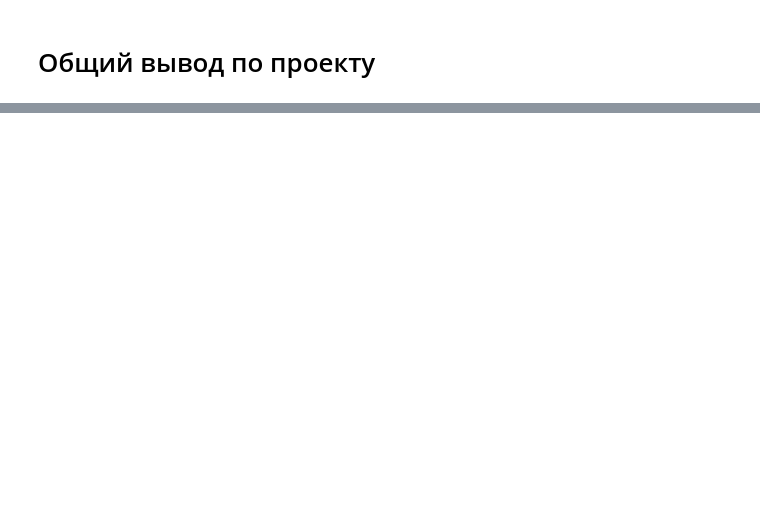
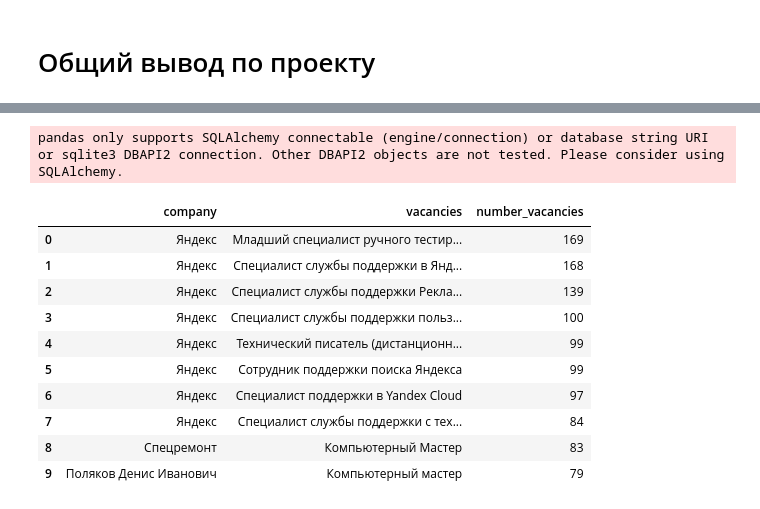
Before and after one commit to Alexandra231116/Alexa_Data_Science, a Jupyter notebook: SKILLFACTORY/PROJECT_2/Project_2_Ноутбук_шаблон.ipynb, the cells around one changed output, grey strips where cells are left out. Saved outputs shown, nothing was run; the diff lists cells and outputs as text; code cells hidden in the pictures; blank space fills up the shorter version.

```diff
--- a/SKILLFACTORY/PROJECT_2/Project_2_Ноутбук_шаблон.ipynb
+++ b/SKILLFACTORY/PROJECT_2/Project_2_Ноутбук_шаблон.ipynb
@@ -696,0 +865,37 @@ df_6_6
+# %%
+# посмотрим сколько и каких вакансии в каждой компании, выберем десятку с наибольшим количеством вакансий
+# текст запроса
+query_7_2 = f'''SELECT
+            --выбираем компании и вакансии
+                    e.name as company,
+                    v.name as vacancies,
+            --считаем количество вакансий для каждой компании
+                    COUNT(v.id) as number_vacancies
+                FROM public.employers e
+            --соединяем таблицу с работодателями и таблицу с вакансиями
+                JOIN public.vacancies v ON e.id=v.employer_id
+            --группируем по компаниям и вакансиям
+                GROUP BY e.name, v.name
+            --сортируем по количеству вакансий в порядке убывания
+                ORDER by 3 desc
+            -- определяем десятку самых востребованных специальностей
+                LIMIT 10
+'''
+# читаем запрос
+df_7_2=pd.read_sql_query(query_7_2,connection)
+# %% [output]
+pandas only supports SQLAlchemy connectable (engine/connection) or database string URI or sqlite3 DBAPI2 connection. Other DBAPI2 objects are not tested. Please consider using SQLAlchemy.
+# %%
+df_7_2
+# %% [output]
+|  | company | vacancies | number_vacancies |
+| 0 | Яндекс | Младший специалист ручного тестир... | 169 |
+| 1 | Яндекс | Специалист службы поддержки в Янд... | 168 |
+| 2 | Яндекс | Специалист службы поддержки Рекла... | 139 |
+| 3 | Яндекс | Специалист службы поддержки польз... | 100 |
+| 4 | Яндекс | Технический писатель (дистанционн... | 99 |
+| 5 | Яндекс | Сотрудник поддержки поиска Яндекса | 99 |
+| 6 | Яндекс | Специалист поддержки в Yandex Cloud | 97 |
+| 7 | Яндекс | Специалист службы поддержки с тех... | 84 |
+| 8 | Спецремонт | Компьютерный Мастер | 83 |
+| 9 | Поляков Денис Иванович | Компьютерный мастер | 79 |
```
Also changed, not shown: parts of 33 cells of this notebook.
